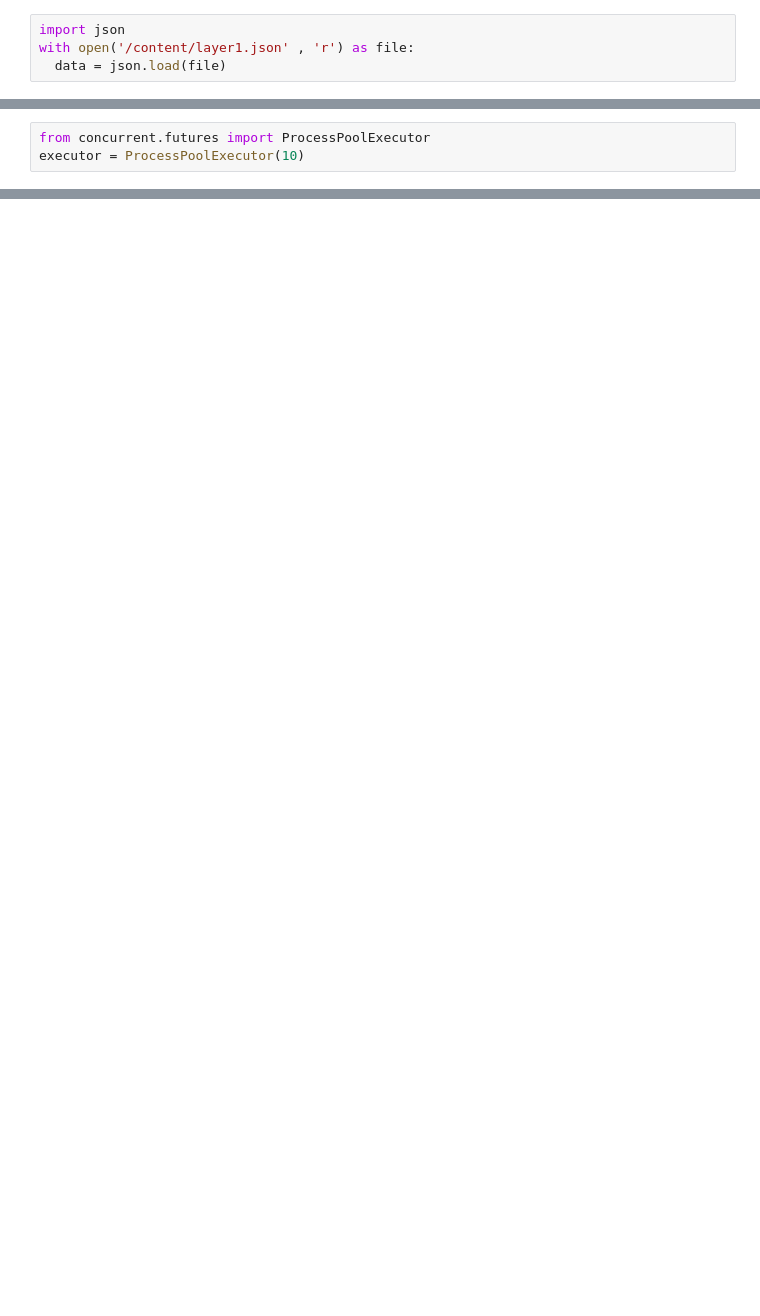
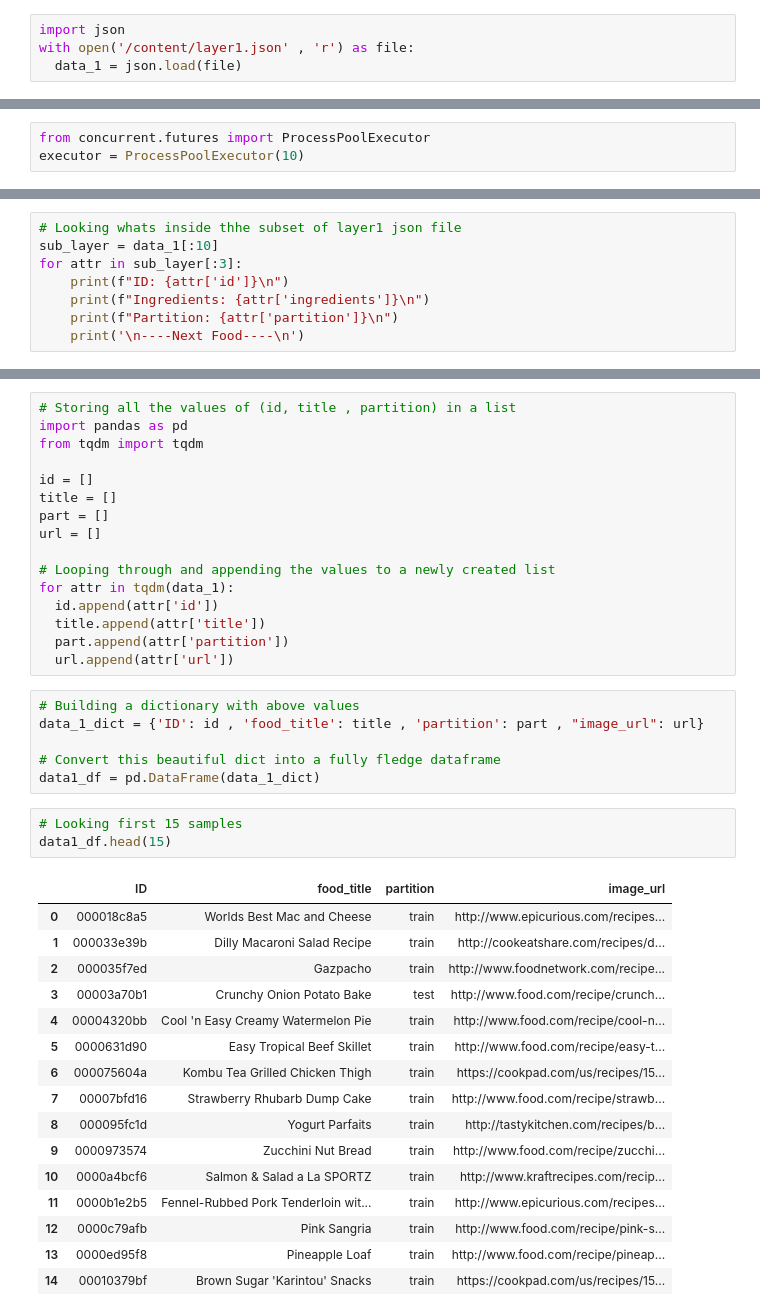
Before and after one commit to ashikshafi08/Recipe1M, a Jupyter notebook: Recipe_1M_Exploration.ipynb, the cells around one changed output, grey strips where cells are left out. Drawn from its saved outputs; the diff is of its cells as text; blank space fills up the shorter version.

```diff
--- a/Recipe_1M_Exploration.ipynb
+++ b/Recipe_1M_Exploration.ipynb
@@ -31,4 +19,4 @@ layer2.json
 # %%
 import json
 with open('/content/layer1.json' , 'r') as file:
-  data = json.load(file)
+  data_1 = json.load(file)
@@ -43,0 +30,8 @@ dict_keys(['ingredients', 'url', 'partition', 'title', 'id', 'instructions'])
+# %%
+# Looking whats inside thhe subset of layer1 json file
+sub_layer = data_1[:10]
+for attr in sub_layer[:3]:
+    print(f"ID: {attr['id']}\n")
+    print(f"Ingredients: {attr['ingredients']}\n")
+    print(f"Partition: {attr['partition']}\n")
+    print('\n----Next Food----\n')
@@ -233,0 +153,42 @@ AttributeError: ignored
+# %%
+# Storing all the values of (id, title , partition) in a list
+import pandas as pd
+from tqdm import tqdm
+
+id = []
+title = []
+part = []
+url = []
+
+# Looping through and appending the values to a newly created list
+for attr in tqdm(data_1):
+  id.append(attr['id'])
+  title.append(attr['title'])
+  part.append(attr['partition'])
+  url.append(attr['url'])
+# %%
+# Building a dictionary with above values
+data_1_dict = {'ID': id , 'food_title': title , 'partition': part , "image_url": url}
+
+# Convert this beautiful dict into a fully fledge dataframe
+data1_df = pd.DataFrame(data_1_dict)
+# %%
+# Looking first 15 samples
+data1_df.head(15)
+# %% [output]
+|  | ID | food_title | partition | image_url |
+| 0 | 000018c8a5 | Worlds Best Mac and Cheese | train | http://www.epicurious.com/recipes... |
+| 1 | 000033e39b | Dilly Macaroni Salad Recipe | train | http://cookeatshare.com/recipes/d... |
+| 2 | 000035f7ed | Gazpacho | train | http://www.foodnetwork.com/recipe... |
+| 3 | 00003a70b1 | Crunchy Onion Potato Bake | test | http://www.food.com/recipe/crunch... |
+| 4 | 00004320bb | Cool 'n Easy Creamy Watermelon Pie | train | http://www.food.com/recipe/cool-n... |
+| 5 | 0000631d90 | Easy Tropical Beef Skillet | train | http://www.food.com/recipe/easy-t... |
+| 6 | 000075604a | Kombu Tea Grilled Chicken Thigh | train | https://cookpad.com/us/recipes/15... |
+| 7 | 00007bfd16 | Strawberry Rhubarb Dump Cake | train | http://www.food.com/recipe/strawb... |
+| 8 | 000095fc1d | Yogurt Parfaits | train | http://tastykitchen.com/recipes/b... |
+| 9 | 0000973574 | Zucchini Nut Bread | train | http://www.food.com/recipe/zucchi... |
+| 10 | 0000a4bcf6 | Salmon & Salad a La SPORTZ | train | http://www.kraftrecipes.com/recip... |
+| 11 | 0000b1e2b5 | Fennel-Rubbed Pork Tenderloin wit... | train | http://www.epicurious.com/recipes... |
+| 12 | 0000c79afb | Pink Sangria | train | http://www.food.com/recipe/pink-s... |
+| 13 | 0000ed95f8 | Pineapple Loaf | train | http://www.food.com/recipe/pineap... |
+| 14 | 00010379bf | Brown Sugar 'Karintou' Snacks | train | https://cookpad.com/us/recipes/15... |
```
Also changed, not shown: parts of 54 cells of this notebook.
